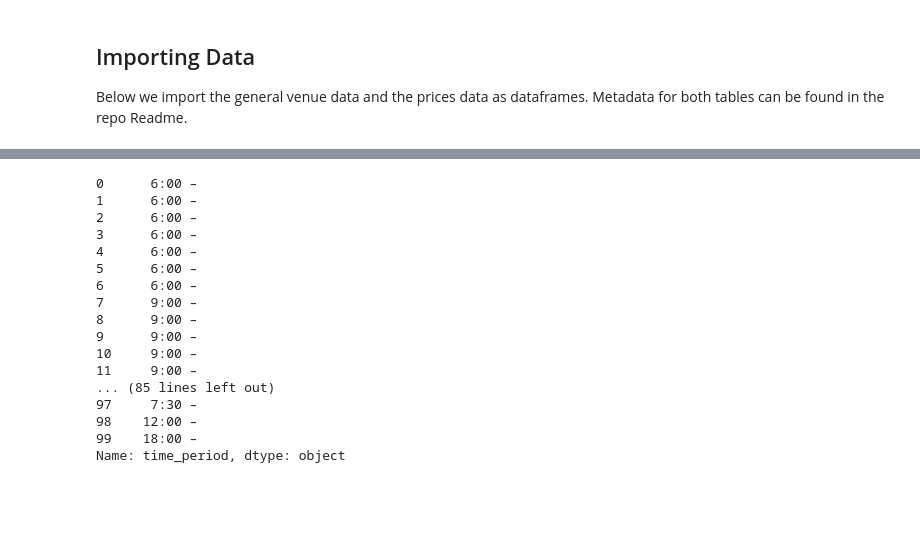
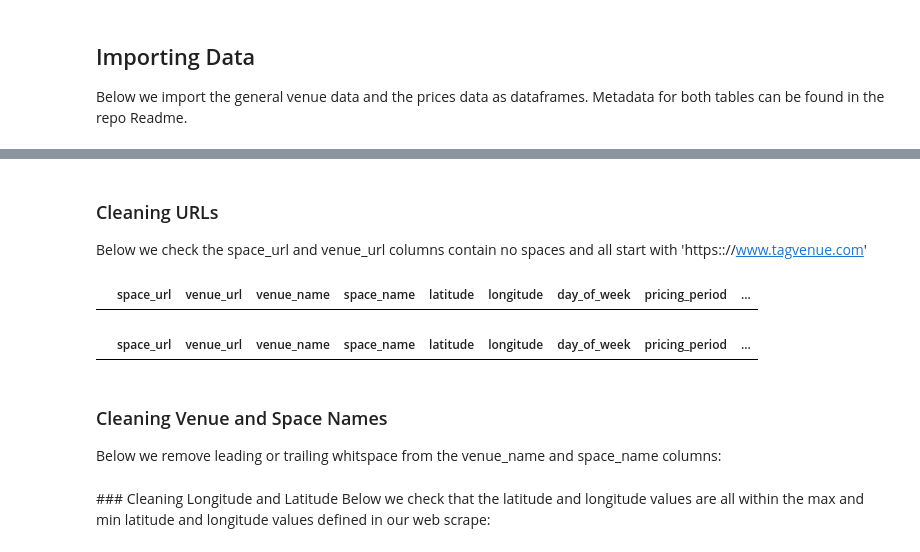
Before and after one commit to rhart-rup/London-Venue-Hire-Price-Prediction, a Jupyter notebook: data_cleaning/tag_data_clean.ipynb, the cells around one changed output, grey strips where cells are left out. Drawn from its saved outputs; the diff is of its cells as text; code cells hidden in the pictures; blank space fills up the shorter version.

Commit message:
cleaned prices data

```diff
--- a/data_cleaning/tag_data_clean.ipynb
+++ b/data_cleaning/tag_data_clean.ipynb
@@ -62,23 +71,16 @@ prices.describe(include = 'all')
 | 50% | NaN | NaN | NaN | NaN | 51.513528 | -0.122588 | NaN | NaN | ... |
 | 75% | NaN | NaN | NaN | NaN | 51.522738 | -0.084337 | NaN | NaN | ... |
 | max | NaN | NaN | NaN | NaN | 51.692686 | 0.187566 | NaN | NaN | ... |
-# %%
-prices.time_period.head(100)
-# %% [output]
-0      6:00 –
-1      6:00 –
-2      6:00 –
-3      6:00 –
-4      6:00 –
-5      6:00 –
-6      6:00 –
-7      9:00 –
-8      9:00 –
-9      9:00 –
-10     9:00 –
-11     9:00 –
-... (85 lines left out)
-97     7:30 –
-98    12:00 –
-99    18:00 –
-Name: time_period, dtype: object
+# %% [markdown]
+### Cleaning URLs
+Below we check the space_url and venue_url columns contain no spaces and all start with 'https:://www.tagvenue.com'
+# %%
+# Confirm that no rows contain a ' ' character, should return no rows
+prices[prices.space_url.str.contains(" ")]
+# %% [output]
+|  | space_url | venue_url | venue_name | space_name | latitude | longitude | day_of_week | pricing_period | ... |
+# %%
+# Confirm that no rows contain a ' ' character, should return no rows
+prices[prices.venue_url.str.contains(" ")]
+# %% [output]
+|  | space_url | venue_url | venue_name | space_name | latitude | longitude | day_of_week | pricing_period | ... |
@@ -84,0 +93,3 @@ Name: time_period, dtype: object
+# %% [markdown]
+### Cleaning Venue and Space Names
+Below we remove leading or trailing whitspace from the venue_name and space_name columns:
@@ -84,0 +99,3 @@ Name: time_period, dtype: object
+# %% [markdown]
+### Cleaning Longitude and Latitude
+Below we check that the latitude and longitude values are all within the max and min latitude and longitude values defined in our web scrape:
```
Also changed, not shown: parts of 29 cells of this notebook.
